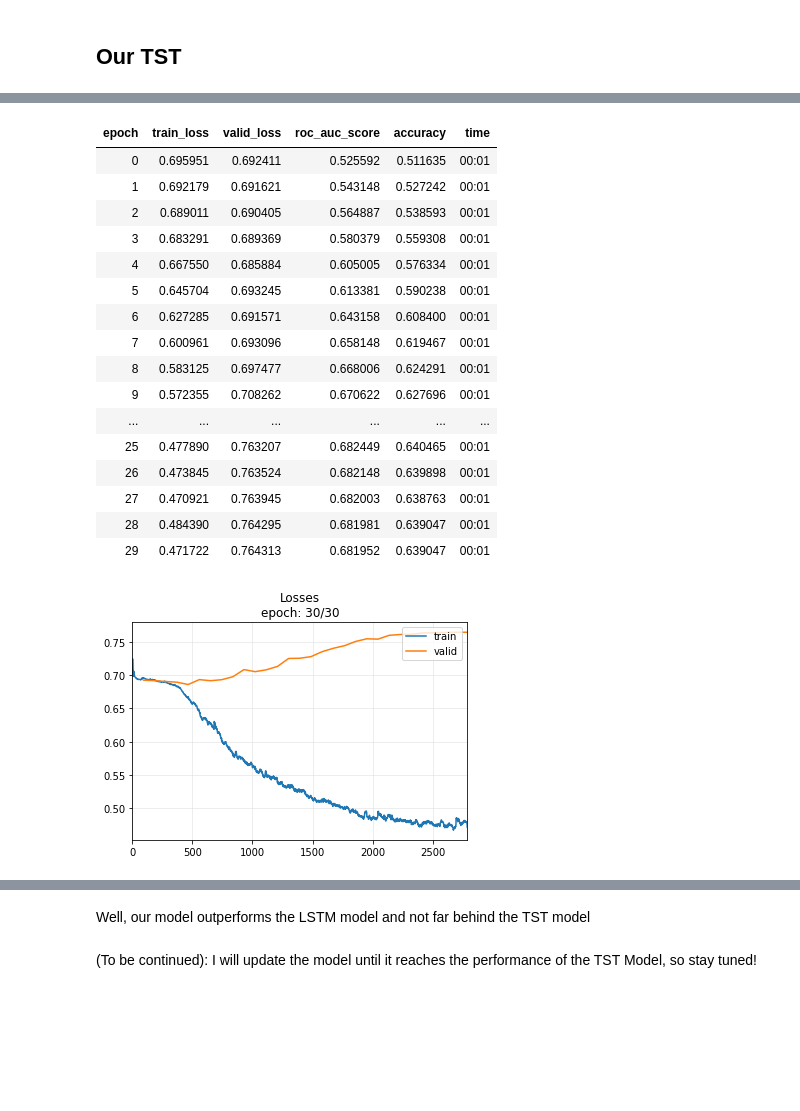
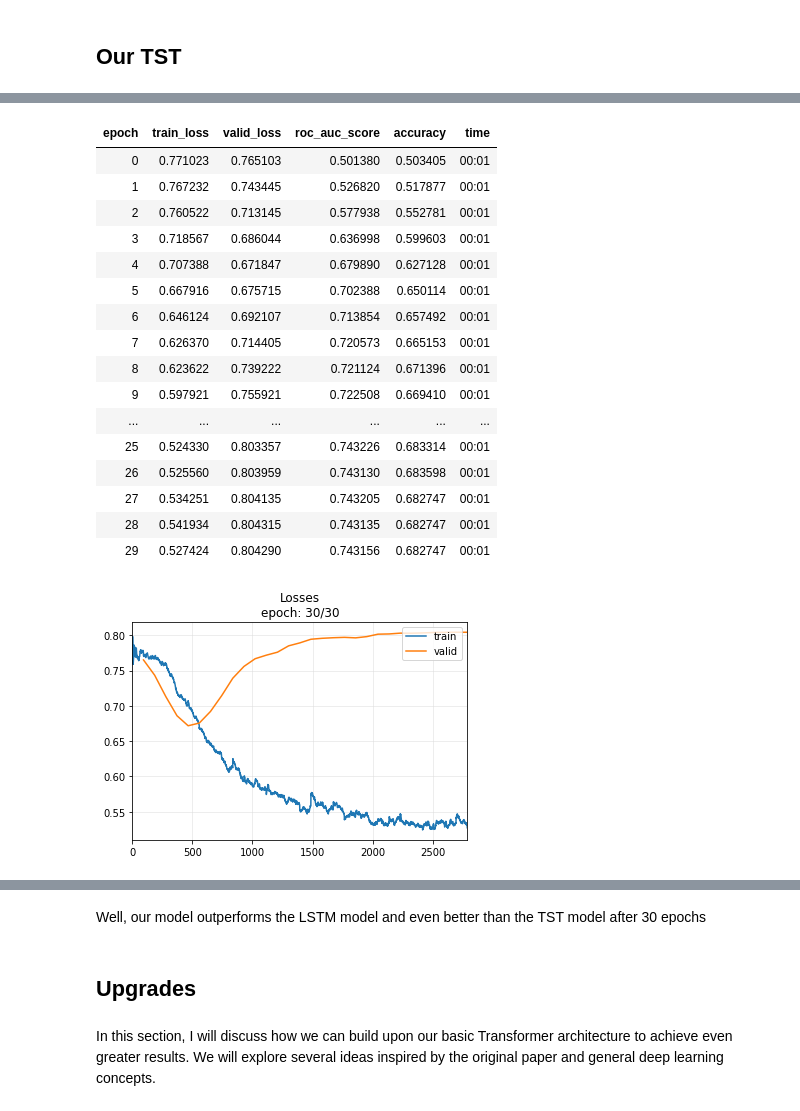
Before and after one commit to dienhoa/dhblog, a Jupyter notebook: posts/tst_from_scratch.ipynb, the cells around one changed output, grey strips where cells are left out. Cells and saved outputs as stored; diff of their text form; code cells hidden in the pictures; blank space fills up the shorter version.

```diff
--- a/posts/tst_from_scratch.ipynb
+++ b/posts/tst_from_scratch.ipynb
@@ -96,8 +106,8 @@ x.shape, y.shape
 # %% [markdown]
 The reference model we will be using is the [TST](https://arxiv.org/abs/2010.02803) (Transformer-based Framework for Multivariate Time Series Representation Learning) and implemented by the tsai library.
 # %%
-def evaluate_model(model):
+def evaluate_model(model, n_epoch=30):
     learn = Learner(dls, model, loss_func=LabelSmoothingCrossEntropyFlat(),
                     metrics=[RocAucBinary(), accuracy],  cbs=ShowGraphCallback2())
-    learn.fit_one_cycle(30, 1e-4)
+    learn.fit_one_cycle(n_epoch, 1e-4)
 # %%
@@ -195,17 +191,20 @@ We will begin by constructing the simplest Transformer model, which consists of
+# %%
+batch_size, c_in, d_model, c_out, seq_len, dropout, fc_dropout  = 64, 144, 128, 2, 62, 0.7, 0.9
 # %%
 class OurTST(Module):
-    def __init__(self, c_in, c_out, seq_len):
+    def __init__(self, c_in, c_out, seq_len, dropout):
         self.c_in, self.c_out, self.seq_len = c_in, c_out, seq_len
-        self.encoder = nn.MultiheadAttention(embed_dim=c_in, num_heads=1, batch_first=True)
+        encoder_layer = TransformerEncoderLayer(d_model=c_in, nhead=1, dropout=dropout)
+        self.transformer_encoder = TransformerEncoder(encoder_layer, num_layers=1)
         self.head = nn.Linear(seq_len*c_in, c_out)
     def forward(self, x):
-        o = x.swapaxes(1,2)
-        o = self.encoder(o,o,o)[0]
-        o = o.reshape(o.shape[0], -1)
-        o = self.head(o)
+        o = x.swapaxes(1,2) # [bs,c_in,seq_len] -> [bs,seq_len,c_in]
+        o = self.transformer_encoder(o) # [bs,c_in,seq_len] -> [bs,c_in,seq_len]
+        o = o.reshape(o.shape[0], -1) # [bs,c_in,seq_len] -> [bs,c_in x seq_len]
+        o = self.head(o) # [bs,c_in x seq_len] -> [bs,]
         return o
 # %%
-model = OurTST(c_in, c_out, seq_len)
+model = OurTST(c_in, c_out, seq_len, 0.9)
 # %%
 model
 # %% [output]
@@ -216,23 +228,23 @@ OurTST(
   (head): Linear(in_features=8928, out_features=2, bias=True)
 )
 # %%
-evaluate_model(model)
+evaluate_model(model, 30)
 # %% [output]
 | epoch | train_loss | valid_loss | roc_auc_score | accuracy | time |
-| 0 | 0.695951 | 0.692411 | 0.525592 | 0.511635 | 00:01 |
-| 1 | 0.692179 | 0.691621 | 0.543148 | 0.527242 | 00:01 |
-| 2 | 0.689011 | 0.690405 | 0.564887 | 0.538593 | 00:01 |
-| 3 | 0.683291 | 0.689369 | 0.580379 | 0.559308 | 00:01 |
-| 4 | 0.667550 | 0.685884 | 0.605005 | 0.576334 | 00:01 |
-| 5 | 0.645704 | 0.693245 | 0.613381 | 0.590238 | 00:01 |
-| 6 | 0.627285 | 0.691571 | 0.643158 | 0.608400 | 00:01 |
-| 7 | 0.600961 | 0.693096 | 0.658148 | 0.619467 | 00:01 |
-| 8 | 0.583125 | 0.697477 | 0.668006 | 0.624291 | 00:01 |
-| 9 | 0.572355 | 0.708262 | 0.670622 | 0.627696 | 00:01 |
+| 0 | 0.771023 | 0.765103 | 0.501380 | 0.503405 | 00:01 |
+| 1 | 0.767232 | 0.743445 | 0.526820 | 0.517877 | 00:01 |
+| 2 | 0.760522 | 0.713145 | 0.577938 | 0.552781 | 00:01 |
+| 3 | 0.718567 | 0.686044 | 0.636998 | 0.599603 | 00:01 |
+| 4 | 0.707388 | 0.671847 | 0.679890 | 0.627128 | 00:01 |
+| 5 | 0.667916 | 0.675715 | 0.702388 | 0.650114 | 00:01 |
+| 6 | 0.646124 | 0.692107 | 0.713854 | 0.657492 | 00:01 |
+| 7 | 0.626370 | 0.714405 | 0.720573 | 0.665153 | 00:01 |
+| 8 | 0.623622 | 0.739222 | 0.721124 | 0.671396 | 00:01 |
+| 9 | 0.597921 | 0.755921 | 0.722508 | 0.669410 | 00:01 |
 | ... | ... | ... | ... | ... | ... |
-| 25 | 0.477890 | 0.763207 | 0.682449 | 0.640465 | 00:01 |
-| 26 | 0.473845 | 0.763524 | 0.682148 | 0.639898 | 00:01 |
-| 27 | 0.470921 | 0.763945 | 0.682003 | 0.638763 | 00:01 |
-| 28 | 0.484390 | 0.764295 | 0.681981 | 0.639047 | 00:01 |
-| 29 | 0.471722 | 0.764313 | 0.681952 | 0.639047 | 00:01 |
+| 25 | 0.524330 | 0.803357 | 0.743226 | 0.683314 | 00:01 |
+| 26 | 0.525560 | 0.803959 | 0.743130 | 0.683598 | 00:01 |
+| 27 | 0.534251 | 0.804135 | 0.743205 | 0.682747 | 00:01 |
+| 28 | 0.541934 | 0.804315 | 0.743135 | 0.682747 | 00:01 |
+| 29 | 0.527424 | 0.804290 | 0.743156 | 0.682747 | 00:01 |
-[figure, old version]
+[figure, new version]
@@ -240,4 +252,6 @@ evaluate_model(model)
 # %% [markdown]
-Well, our model outperforms the LSTM model and not far behind the TST model
+Well, our model outperforms the LSTM model and even better than the TST model after 30 epochs
-# %% [markdown]
-(To be continued): I will update the model until it reaches the performance of the TST Model, so stay tuned!
+# %% [markdown]
+## Upgrades
+# %% [markdown]
+In this section, I will discuss how we can build upon our basic Transformer architecture to achieve even greater results. We will explore several ideas inspired by the original paper and general deep learning concepts.
```
Also changed, not shown: parts of 25 cells of this notebook, 22 other files.
